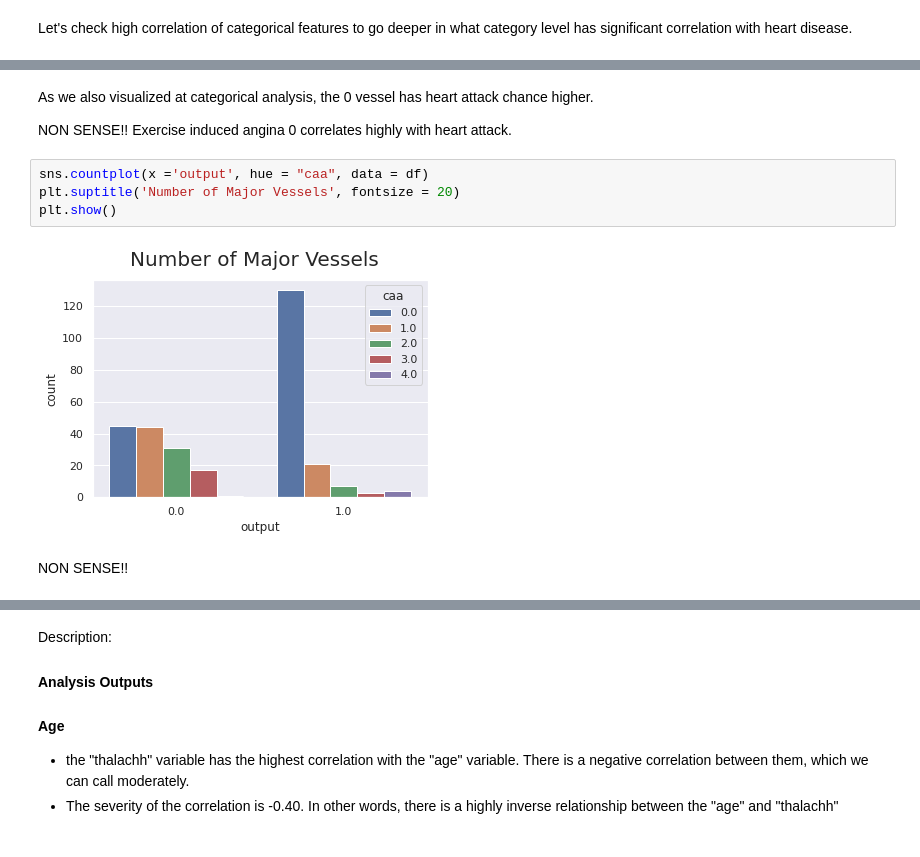
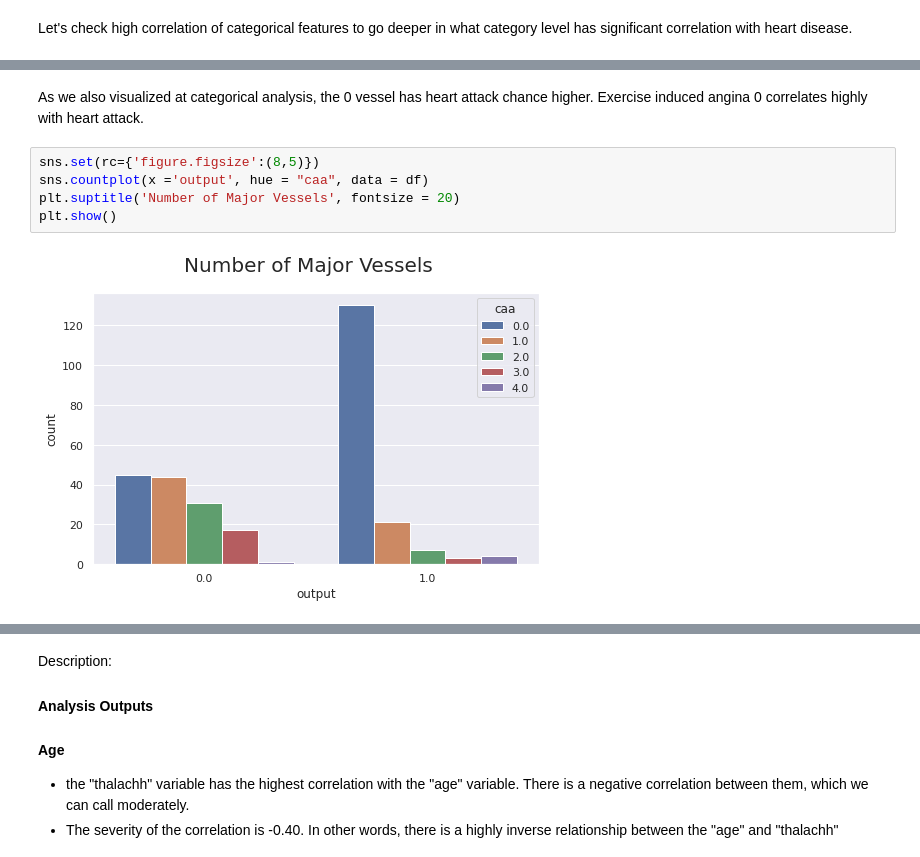
Before and after one commit to phycem/Data-Science-Projects-and-Tasks, a Jupyter notebook: Heart_Disease_Prediction.ipynb, the cells around one changed output, grey strips where cells are left out. Cells and saved outputs as stored; diff of their text form.

```diff
--- a/Heart_Disease_Prediction.ipynb
+++ b/Heart_Disease_Prediction.ipynb
@@ -514,17 +468,13 @@ Name: output, dtype: int64
 # %% [markdown]
 As we also visualized at categorical analysis, the 0 vessel has heart attack chance higher.
-
-
-NON SENSE!!
 Exercise induced angina 0 correlates highly with heart attack.
 # %%
+sns.set(rc={'figure.figsize':(8,5)})
 sns.countplot(x ='output', hue = "caa", data = df)
 plt.suptitle('Number of Major Vessels', fontsize = 20)
 plt.show()
 # %% [output]
-[figure, old version]
+[figure, new version]
-# %% [markdown]
-NON SENSE!!
 # %%
 import matplotlib.pyplot as plt
 import seaborn as sns
```
Also changed, not shown: parts of 102 cells of this notebook.
